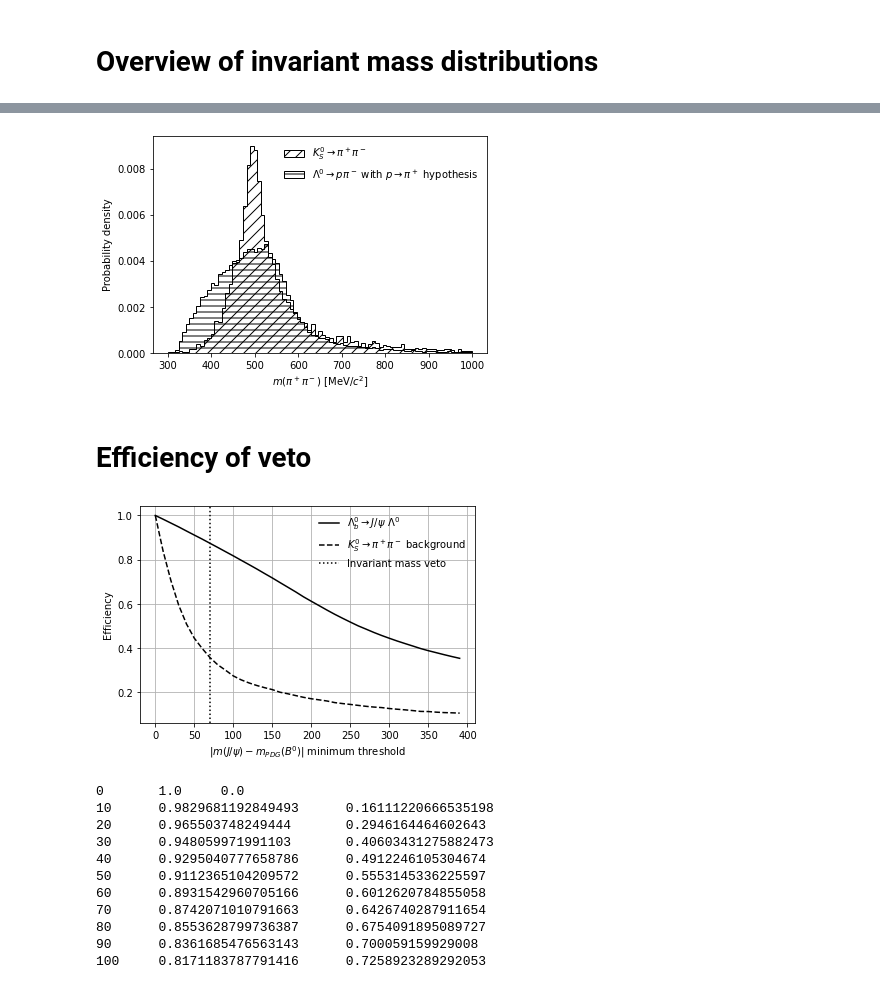
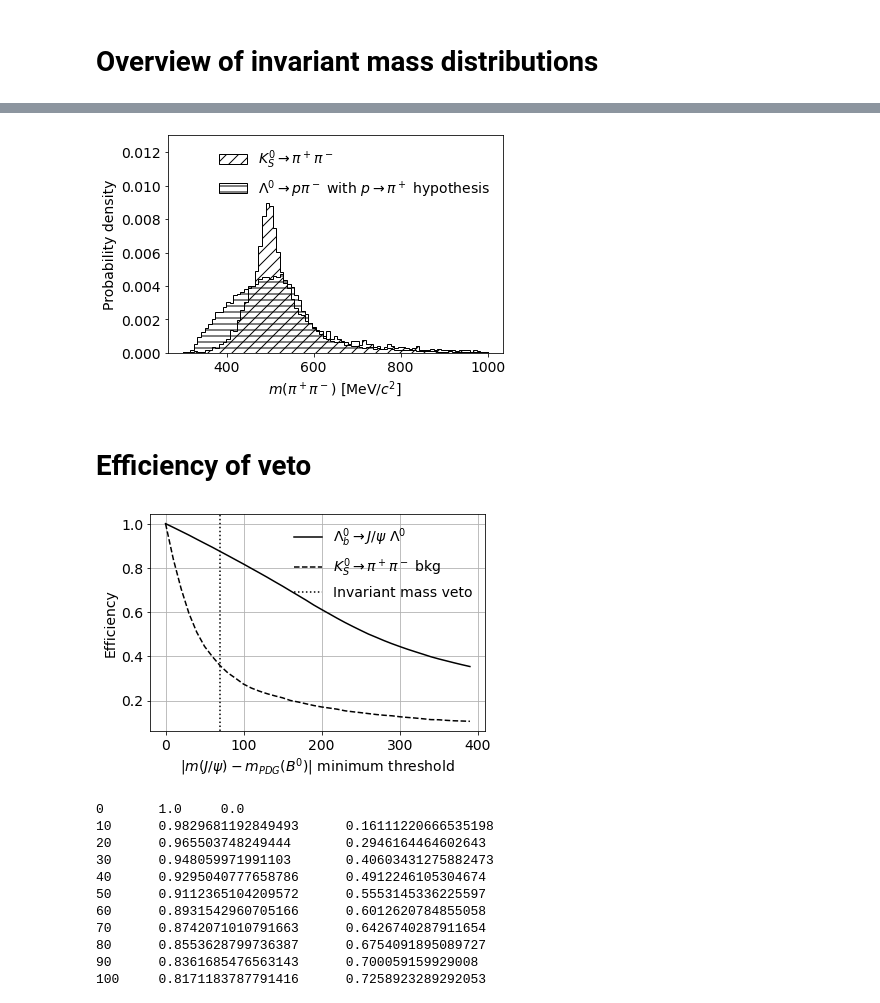
Before and after one commit to alatios/lb2jpsil_physical-background-studies, a Jupyter notebook: 01_invariant_mass_veto.ipynb, the cells around one changed output, grey strips where cells are left out. Drawn from its saved outputs; the diff is of its cells as text; code cells hidden in the pictures.

Commit message:
Rerun plots with larger fonts

```diff
--- a/01_invariant_mass_veto.ipynb
+++ b/01_invariant_mass_veto.ipynb
@@ -225,13 +232,14 @@ plt.hist(df_lambdab['DTF_FixJPsi_PIDSubs_L_M'], **hist_params, **lambda_params)
 plt.legend(frameon=False)
 plt.ylabel("Probability density")
 plt.xlabel("$m(\pi^+\pi^-)$ [MeV/$c^2$]")
+plt.ylim(0, 0.013)
 
 if save_plots:
     plt.savefig(plot_directory + filename + '.pdf', bbox_inches='tight')
 
 plt.show()
 # %% [output]
-[figure, old version]
+[figure, new version]
 # %% [markdown]
 # Efficiency of veto
 # %%
@@ -266,35 +274,35 @@ common_params = {
     'color': 'black'
 }
 
 lambda_params = {
     'linestyle': '-',
     'label': r'$\Lambda_b^0 \rightarrow J/\psi~\Lambda^0$'
 }
 
 b_params = {
     'linestyle': '--',
-    'label': r'$K^0_S \rightarrow \pi^+\pi^-$ background'
+    'label': r'$K^0_S \rightarrow \pi^+\pi^-$ bkg'
 }
 
 axv_params = {
     'linestyle': 'dotted',
     'label': 'Invariant mass veto'
 }
 
 plt.plot(thresholds, lambdab_sig_eff, **common_params, **lambda_params)
 plt.plot(thresholds, b_sig_eff, **common_params, **b_params)
 plt.axvline(current_veto, **common_params, **axv_params)
 plt.xlabel("$| m(J/\psi) - m_{PDG}(B^0) |$ minimum threshold")
 plt.ylabel("Efficiency")
 plt.legend(frameon=False)
 plt.grid()
 
 if save_plots:
     plt.savefig(plot_directory + filename + '.pdf', bbox_inches='tight')
 
 plt.show()
 # %% [output]
-[figure, old version]
+[figure, new version]
 # %%
 for t, s, b in zip(thresholds, lambdab_sig_eff, b_sig_eff):
     print(f'{t}\t{s}\t{1-b}')
```
Also changed, not shown: parts of 8 cells of this notebook, 1 other file.
